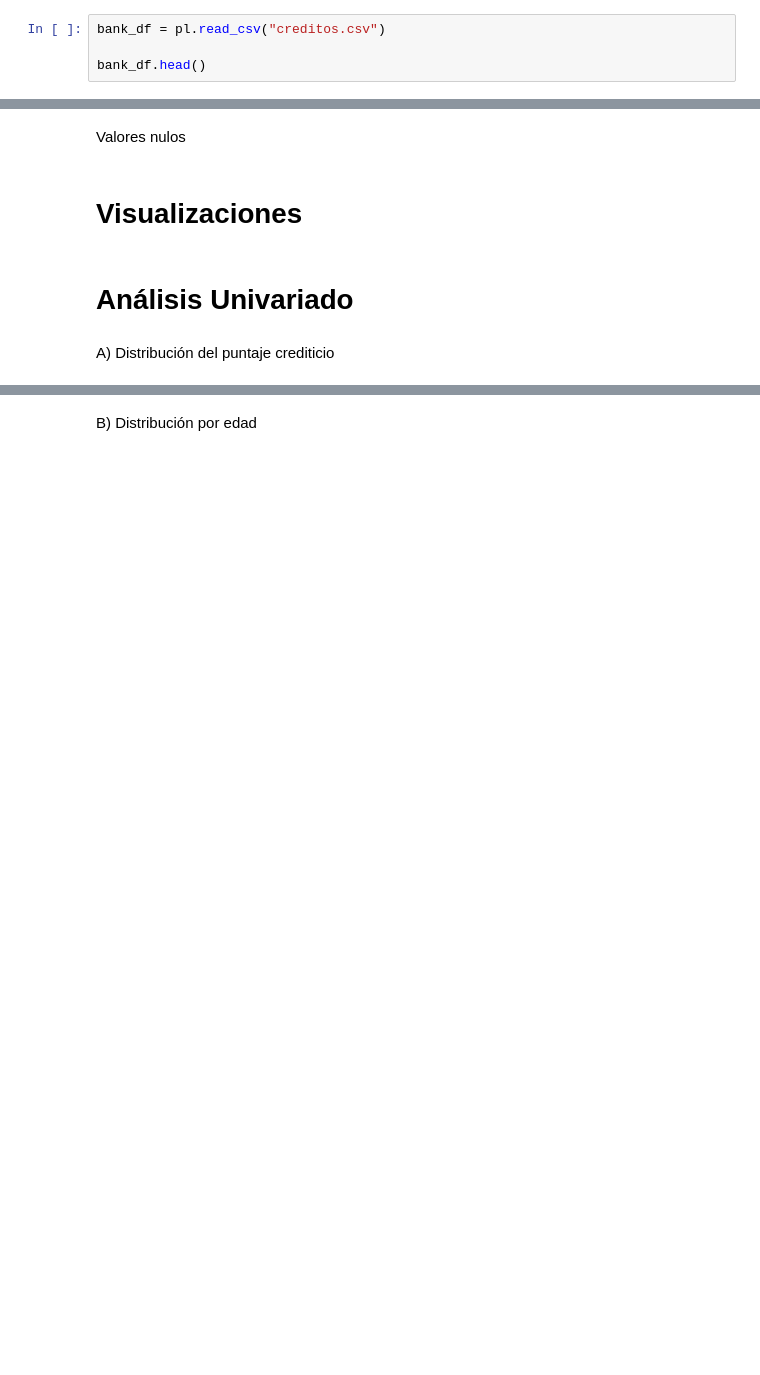
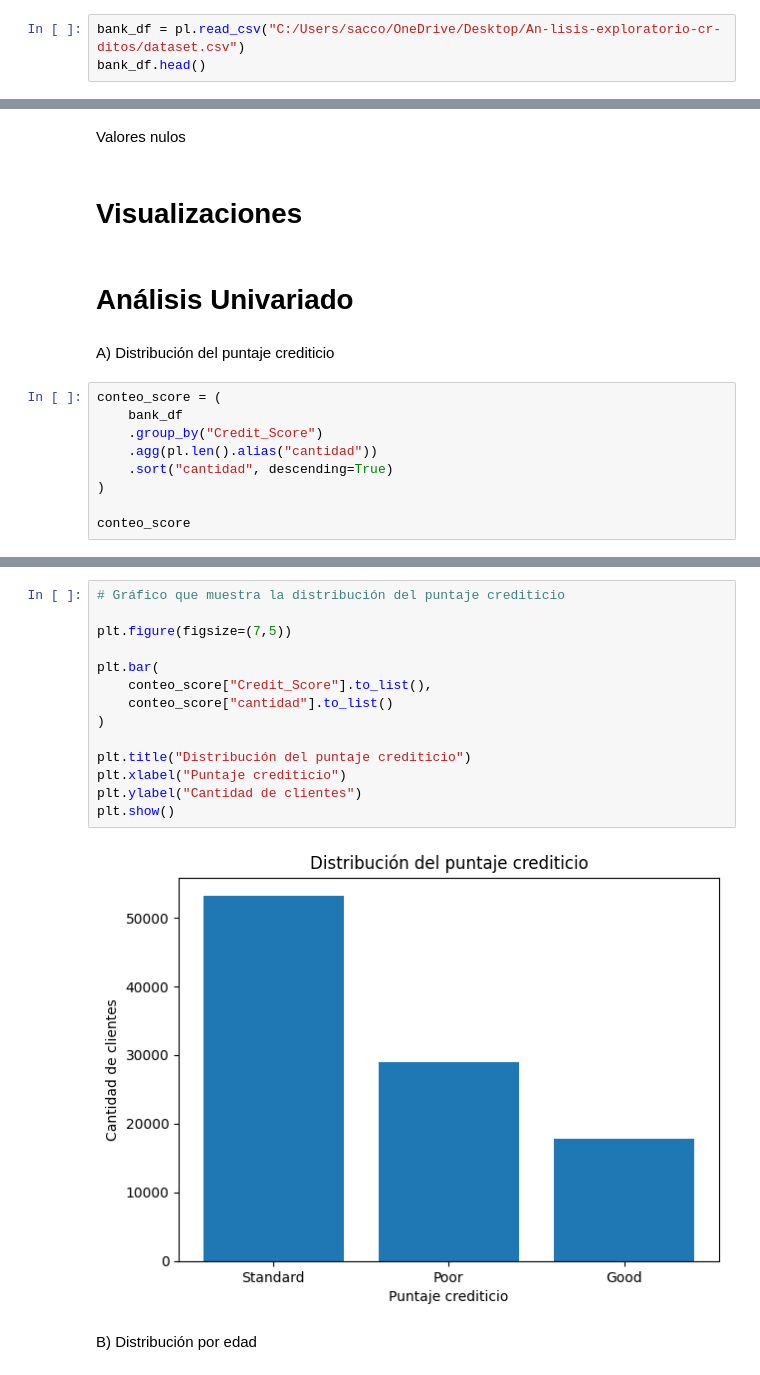
Before and after one commit to Luca-web25/An-lisis-exploratorio-cr-ditos, a Jupyter notebook: Deteccioon_de_Fraude.ipynb, the cells around one changed output, grey strips where cells are left out. Saved outputs shown, nothing was run; the diff lists cells and outputs as text; blank space fills up the shorter version.

```diff
--- a/Deteccioon_de_Fraude.ipynb
+++ b/Deteccioon_de_Fraude.ipynb
@@ -91,8 +85,7 @@ Saving creditos.csv to creditos.csv
 # %% [markdown]
 Carga de datos
 # %%
-bank_df = pl.read_csv("creditos.csv")
-
+bank_df = pl.read_csv("C:/Users/sacco/OneDrive/Desktop/An-lisis-exploratorio-cr-ditos/dataset.csv")
 bank_df.head()
 # %% [output]
 shape: (5, 28)
@@ -137,3 +130,12 @@ Valores nulos
 # Análisis Univariado
 # %% [markdown]
 A) Distribución del puntaje crediticio
+# %%
+conteo_score = (
+    bank_df
+    .group_by("Credit_Score")
+    .agg(pl.len().alias("cantidad"))
+    .sort("cantidad", descending=True)
+)
+
+conteo_score
@@ -140,2 +149,18 @@ A) Distribución del puntaje crediticio
+# %%
+# Gráfico que muestra la distribución del puntaje crediticio
+
+plt.figure(figsize=(7,5))
+
+plt.bar(
+    conteo_score["Credit_Score"].to_list(),
+    conteo_score["cantidad"].to_list()
+)
+
+plt.title("Distribución del puntaje crediticio")
+plt.xlabel("Puntaje crediticio")
+plt.ylabel("Cantidad de clientes")
+plt.show()
+# %% [output]
+[figure, added]
 # %% [markdown]
 B) Distribución por edad
```
Also changed, not shown: parts of 7 cells of this notebook.
